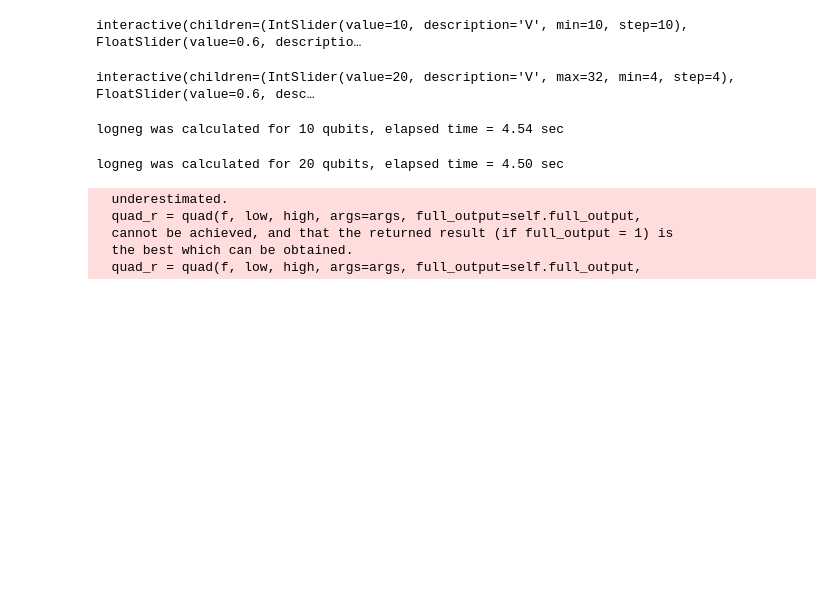
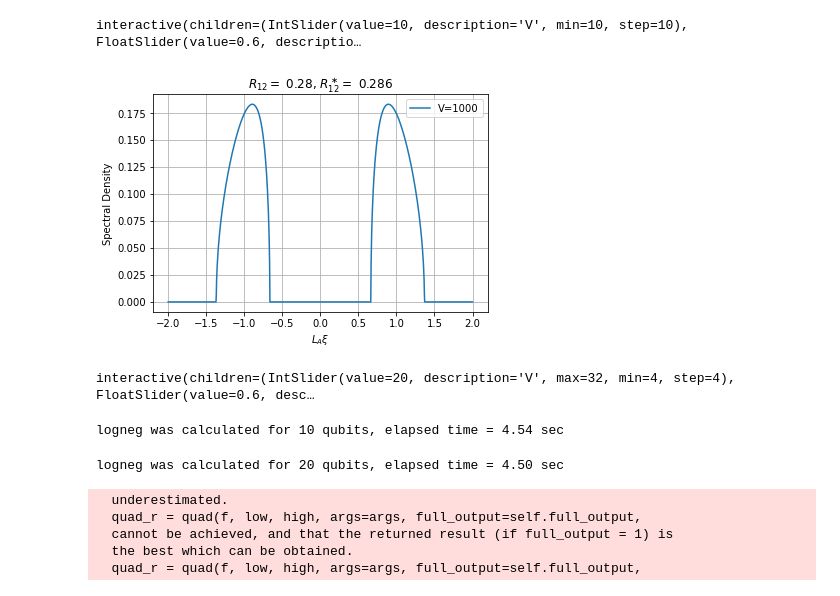
Before and after one commit to hassan-shap/RMT, a Jupyter notebook: EntTransition-new.ipynb, the cells around one changed output. Cells and saved outputs as stored; diff of their text form; code cells hidden in the pictures; blank space fills up the shorter version.

```diff
--- a/EntTransition-new.ipynb
+++ b/EntTransition-new.ipynb
@@ -51,5 +54,61 @@ interact(plot_spectrum, V=(10,100,10), Ra=(0,1,0.02), R12=(0,0.5,0.01));
 # %% [output]
 interactive(children=(IntSlider(value=10, description='V', min=10, step=10), FloatSlider(value=0.6, descriptio…
+# %%
+def Gz1(z_arr,a,b):
+    ''' solves a cubic equation for G(z) numerically'''
+    '''less efficient, but more reliable'''
+    if isinstance(z_arr, list):
+        z4=np.zeros(len(z_arr))
+        for i_z in range(len(z_arr)):
+            z= z_arr[i_z]
+            z4[i_z]=np.imag(np.roots([z,b-1,a-z,1]))[1]
+    else:
+        z4=np.imag(np.roots([z_arr,b-1,a-z_arr,1]))[1]
+    return np.abs(z4)
+
+def Gz2(z,a,b):
+    '''Direct solution to G(z), faster but has numerical instability for large V
+    a=  Lb/L2
+    b=  Lb*L1/L2
+    '''
+    a2= (b-1)/z +1j*0
+    a1= (a-z)/z +1j*0
+    a0= 1/z +1j*0
+    Q= (3*a1-a2**2)/9 +1j*0
+    R= (9*a2*a1-27*a0-2*a2**3)/54 +1j*0
+    D= Q**3 + R**2 +1j*0
+    S= (R+D**0.5 +1j*0)**(1/3)
+    T= (R-D**0.5 +1j*0)**(1/3)
+    z4= -a2/3 + (1-1j*sqrt(3))*Q/S/2-(1+1j*sqrt(3))/2*S
+    return np.abs(np.imag(z4))
+
+Ra=0.7
+R12=(1-1/(2*Ra))*0.99
+Vlist=[1000]
+r=2 # local Hilbert space dim
+plt.figure()
+for V in Vlist:
+    a= r**((1-Ra)*V-(1-R12)*Ra*V) # Lb/L2
+    b= a*r**(R12*Ra*V) # Lb L1/L2
+#     La=r**(Ra*V)
+    fx =  1/a
+    fy =  pi #/fx
+
+    xplot=np.linspace(-1,1,1000)*2e0+1j*0
+#     xplot=(np.linspace(-1,1,1000)*4e-2+1)/fx+1j*0
+    yplot1=Gz1(np.ndarray.tolist(xplot),a+1j*0,b+1j*0)
+    yplot2=Gz2(xplot,a+1j*0,b+1j*0)
+    plt.plot(np.real(xplot)-0/fx,yplot1,label='V=%d' % (V))
+#     plt.plot(np.real(xplot)-0/fx,yplot2,label='V=%d' % (V))
+    plt.title(r'$R_{12}=$ %.2f, $R_{12}^\ast=$ %.3f' % (R12,1-1/(2*Ra)) )
+    plt.xlabel(r'$L_A\xi$')
+    plt.ylabel('Spectral Density')
+
+plt.legend()
+plt.grid()
+plt.show()
+# %% [output]
+[figure, added]
 # %%
 from scipy.integrate import quad, nquad
 
```
Also changed, not shown: parts of 8 cells of this notebook, 4 other files.
